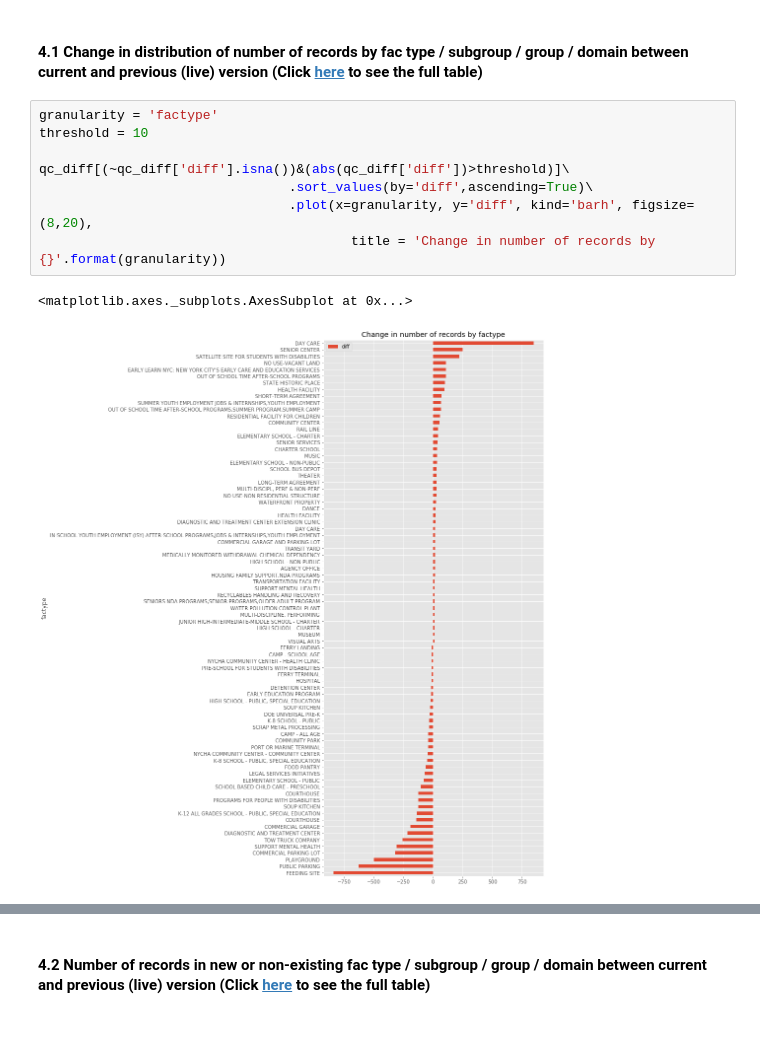
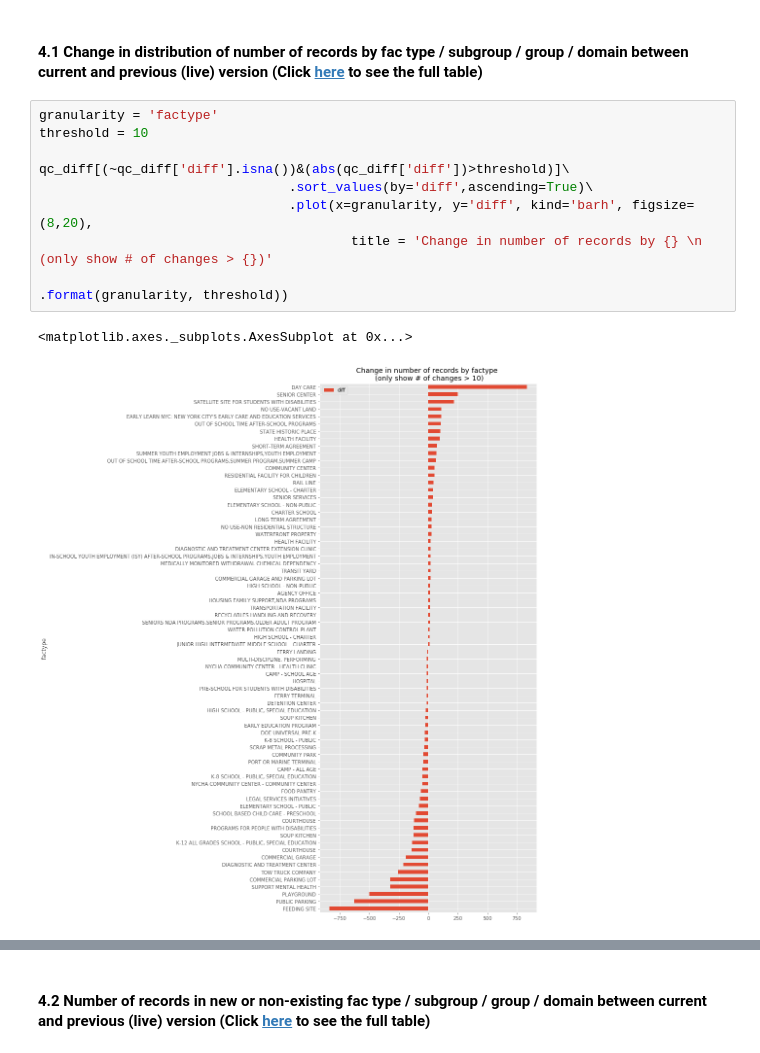
Before and after one commit to NYCPlanning/db-facilities-tmp, a Jupyter notebook: notebooks/facilities_qaqc.ipynb, the cells around one changed output, grey strips where cells are left out. Cells and saved outputs as stored; diff of their text form.

```diff
--- a/notebooks/facilities_qaqc.ipynb
+++ b/notebooks/facilities_qaqc.ipynb
@@ -118,11 +124,12 @@ plt.subplot(1, 2, 2)
 # %%
 granularity = 'factype'
 threshold = 10
 
 qc_diff[(~qc_diff['diff'].isna())&(abs(qc_diff['diff'])>threshold)]\
                                 .sort_values(by='diff',ascending=True)\
                                 .plot(x=granularity, y='diff', kind='barh', figsize=(8,20),
-                                        title = 'Change in number of records by {}'.format(granularity))
+                                        title = 'Change in number of records by {} \n (only show # of changes > {})'
+                                                                                      .format(granularity, threshold))
 # %% [output]
 <matplotlib.axes._subplots.AxesSubplot at 0x...>
-[figure, old version]
+[figure, new version]
```
Also changed, not shown: parts of 11 cells of this notebook, 8 other files.
